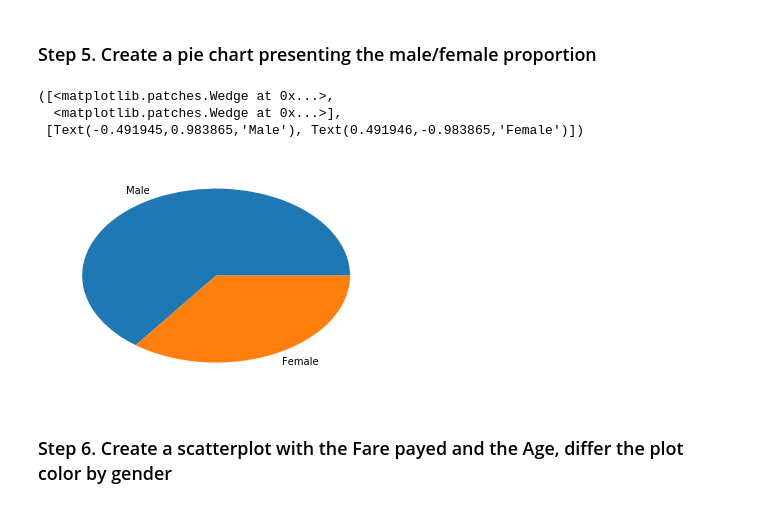
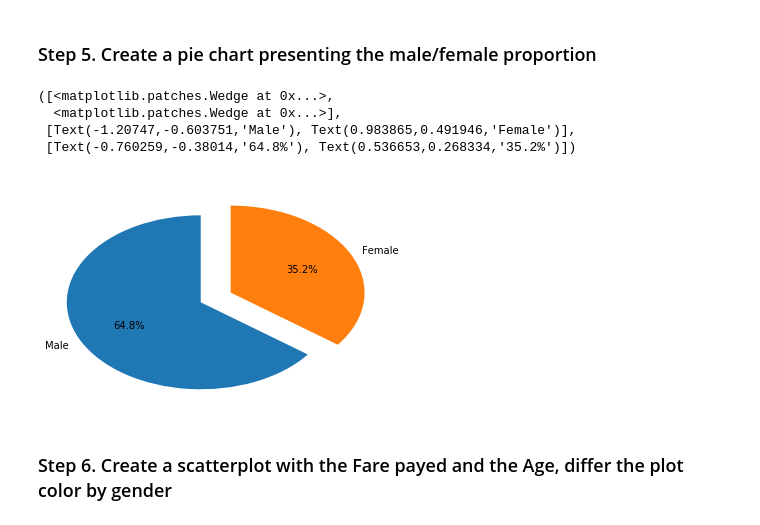
Before and after one commit to jordanmoritz/PandasExercises, a Jupyter notebook: pandas_exercises-master/07_Visualization/Titanic_Desaster/Exercises.ipynb, the cells around one changed output. Saved outputs shown, nothing was run; the diff lists cells and outputs as text; code cells hidden in the pictures.

```diff
--- a/pandas_exercises-master/07_Visualization/Titanic_Desaster/Exercises.ipynb
+++ b/pandas_exercises-master/07_Visualization/Titanic_Desaster/Exercises.ipynb
@@ -57,16 +58,17 @@ titanic_df.set_index('PassengerId', inplace=True)
 # %%
 male = titanic_df['Sex'] == 'male'
 female = titanic_df['Sex'] == 'female'
 
 len(titanic_df) # 891
 male.sum() # 577
 female.sum() #314
 
-plt.pie([male.sum(), female.sum()], labels=['Male', 'Female'])
+plt.pie([male.sum(), female.sum()], labels=['Male', 'Female'], startangle=90, explode=(.25, 0), shadow=False, autopct='%1.1f%%')
 # %% [output]
 ([<matplotlib.patches.Wedge at 0x...>,
   <matplotlib.patches.Wedge at 0x...>],
- [Text(-0.491945,0.983865,'Male'), Text(0.491946,-0.983865,'Female')])
+ [Text(-1.20747,-0.603751,'Male'), Text(0.983865,0.491946,'Female')],
+ [Text(-0.760259,-0.38014,'64.8%'), Text(0.536653,0.268334,'35.2%')])
-[figure, old version]
+[figure, new version]
 # %% [markdown]
 ### Step 6. Create a scatterplot with the Fare payed and the Age, differ the plot color by gender
```
Also changed, not shown: parts of 5 cells of this notebook.
